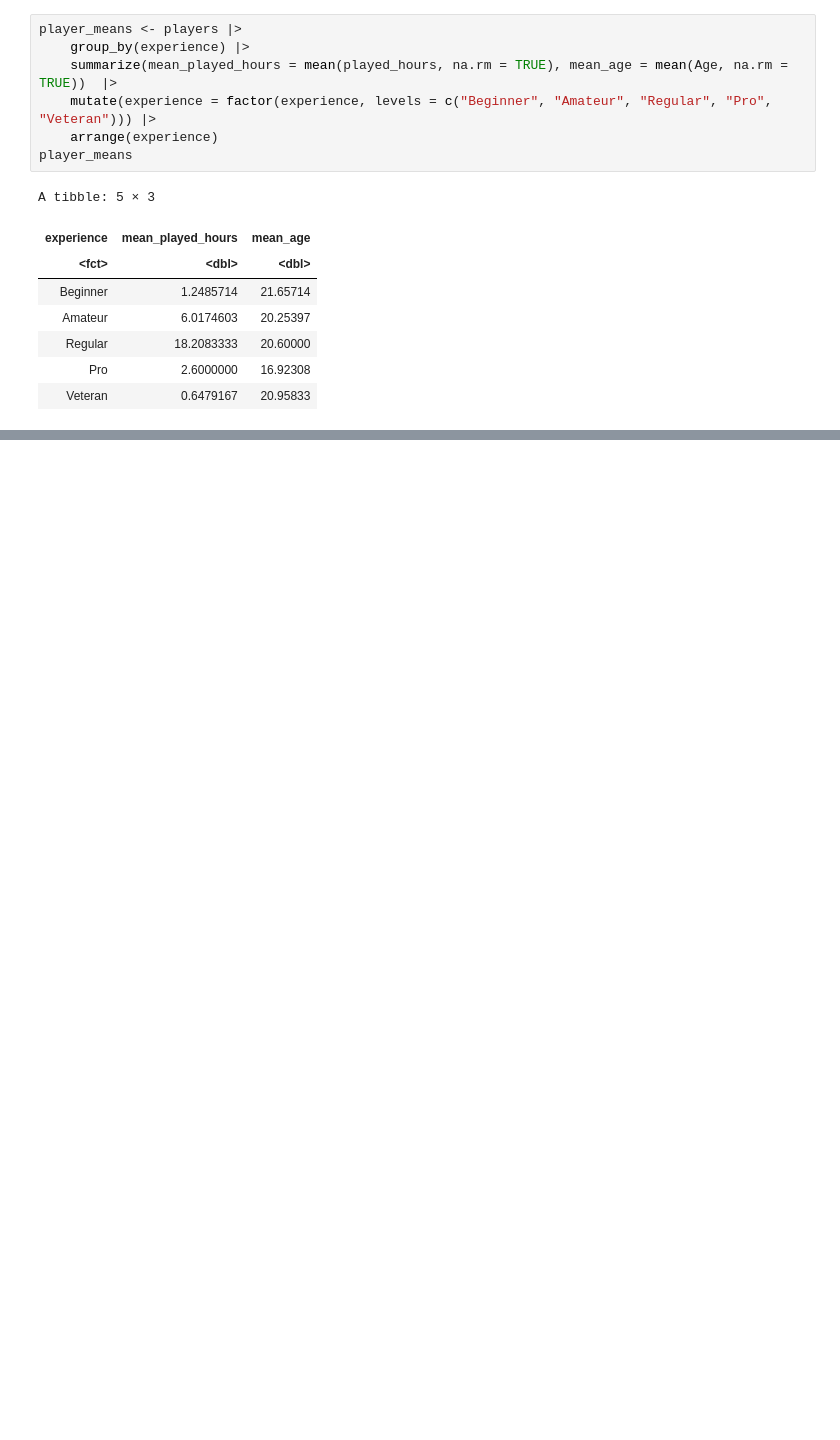
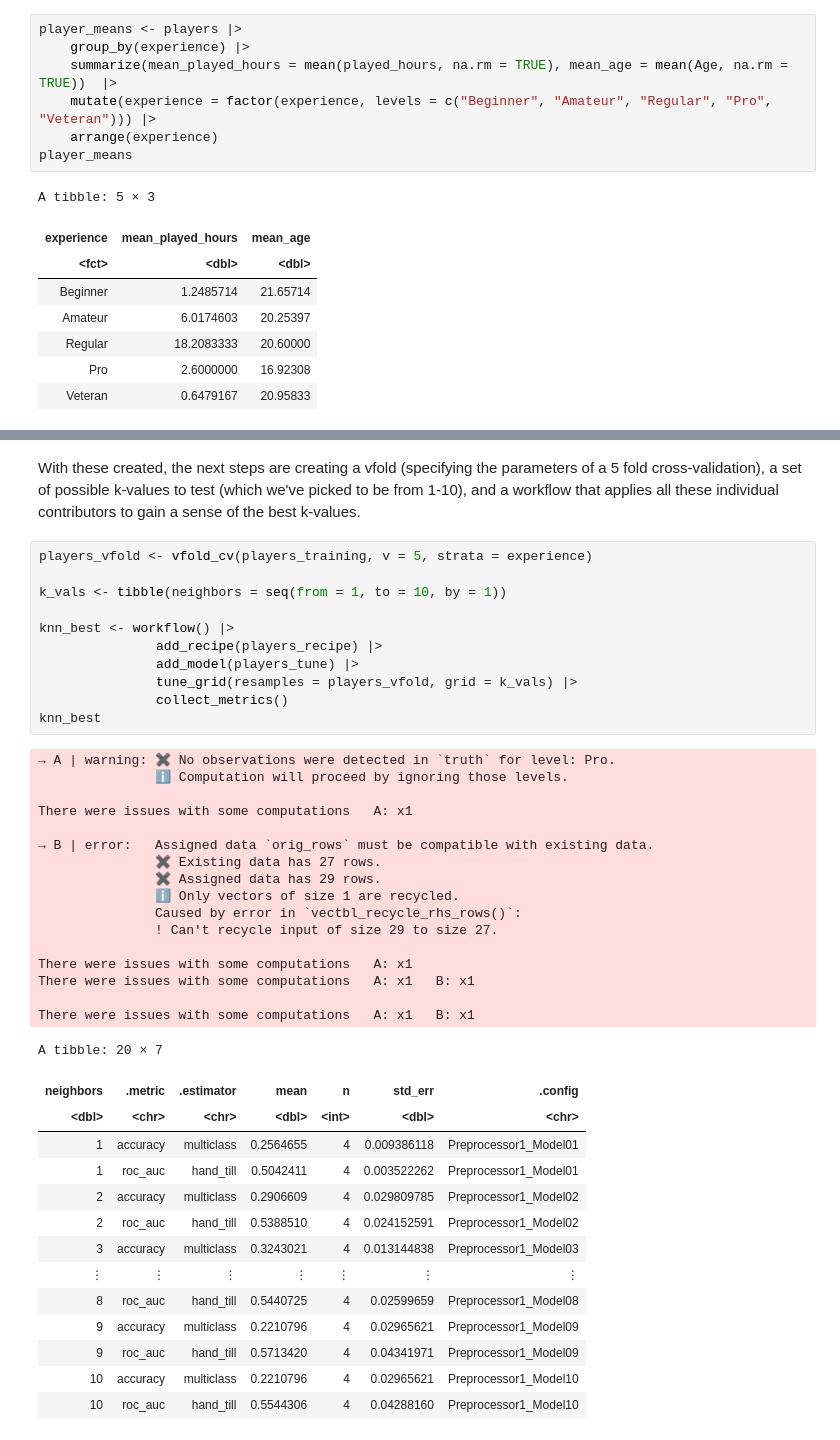
Before and after one commit to rominaa880/DSCI-100-Final-Project, a Jupyter notebook: Final_Project_Report.ipynb, the cells around one changed output, grey strips where cells are left out. Cells and saved outputs as stored; diff of their text form; blank space fills up the shorter version.

```diff
--- a/Final_Project_Report.ipynb
+++ b/Final_Project_Report.ipynb
@@ -141,0 +177,44 @@ set.seed(2000)
+# %% [markdown]
+With these created, the next steps are creating a vfold (specifying the parameters of a 5 fold cross-validation), a set of possible k-values to test (which we've picked to be from 1-10), and a workflow that applies all these individual contributors to gain a sense of the best k-values.
+# %%
+players_vfold <- vfold_cv(players_training, v = 5, strata = experience)
+
+k_vals <- tibble(neighbors = seq(from = 1, to = 10, by = 1))
+
+knn_best <- workflow() |>
+               add_recipe(players_recipe) |>
+               add_model(players_tune) |>
+               tune_grid(resamples = players_vfold, grid = k_vals) |>
+               collect_metrics()
+knn_best
+# %% [output]
+→ A | warning: ✖ No observations were detected in `truth` for level: Pro.
+               ℹ Computation will proceed by ignoring those levels.
+
+There were issues with some computations   A: x1
+
+→ B | error:   Assigned data `orig_rows` must be compatible with existing data.
+               ✖ Existing data has 27 rows.
+               ✖ Assigned data has 29 rows.
+               ℹ Only vectors of size 1 are recycled.
+               Caused by error in `vectbl_recycle_rhs_rows()`:
+               ! Can't recycle input of size 29 to size 27.
+
+There were issues with some computations   A: x1
+There were issues with some computations   A: x1   B: x1
+
+There were issues with some computations   A: x1   B: x1
+A tibble: 20 × 7
+| neighbors | .metric | .estimator | mean | n | std_err | .config |
+| <dbl> | <chr> | <chr> | <dbl> | <int> | <dbl> | <chr> |
+| 1 | accuracy | multiclass | 0.2564655 | 4 | 0.009386118 | Preprocessor1_Model01 |
+| 1 | roc_auc | hand_till | 0.5042411 | 4 | 0.003522262 | Preprocessor1_Model01 |
+| 2 | accuracy | multiclass | 0.2906609 | 4 | 0.029809785 | Preprocessor1_Model02 |
+| 2 | roc_auc | hand_till | 0.5388510 | 4 | 0.024152591 | Preprocessor1_Model02 |
+| 3 | accuracy | multiclass | 0.3243021 | 4 | 0.013144838 | Preprocessor1_Model03 |
+| ⋮ | ⋮ | ⋮ | ⋮ | ⋮ | ⋮ | ⋮ |
+| 8 | roc_auc | hand_till | 0.5440725 | 4 | 0.02599659 | Preprocessor1_Model08 |
+| 9 | accuracy | multiclass | 0.2210796 | 4 | 0.02965621 | Preprocessor1_Model09 |
+| 9 | roc_auc | hand_till | 0.5713420 | 4 | 0.04341971 | Preprocessor1_Model09 |
+| 10 | accuracy | multiclass | 0.2210796 | 4 | 0.02965621 | Preprocessor1_Model10 |
+| 10 | roc_auc | hand_till | 0.5544306 | 4 | 0.04288160 | Preprocessor1_Model10 |
```
Also changed, not shown: parts of 13 cells of this notebook.
